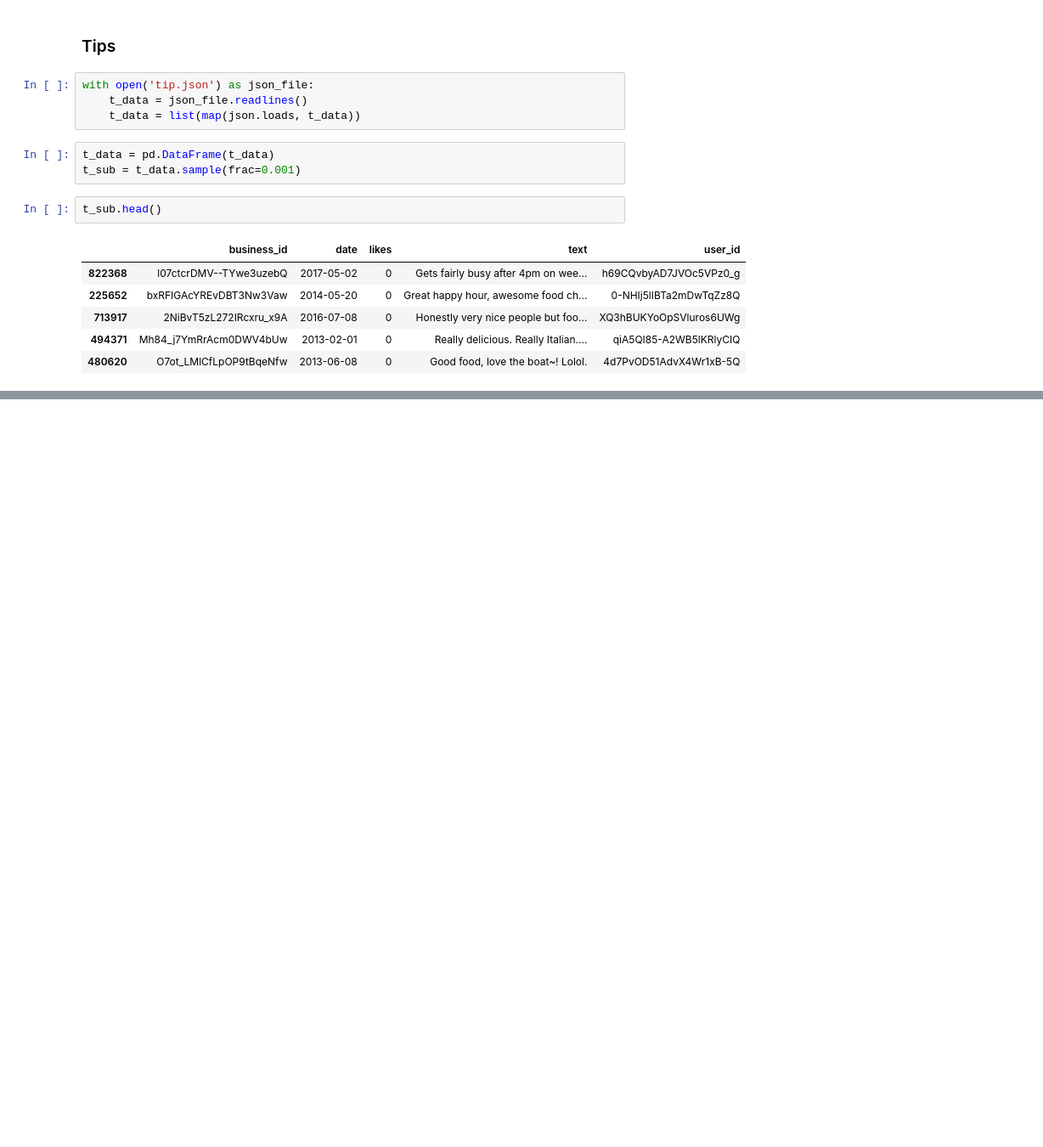
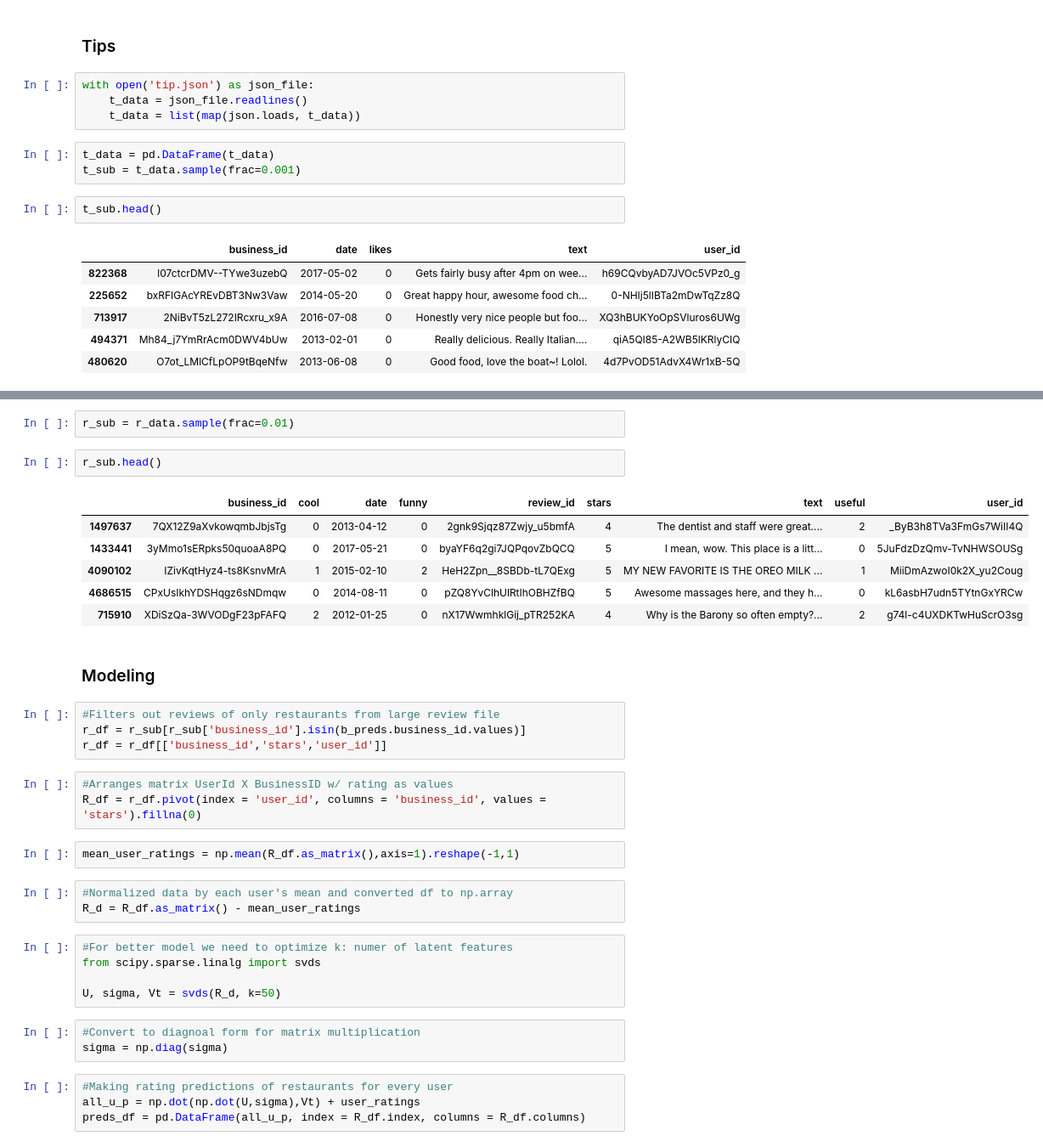
Before and after one commit to cxrobx/group45, a Jupyter notebook: EDA.ipynb, the cells around one changed output, grey strips where cells are left out. Shown: that part at 85% size. Drawn from its saved outputs; the diff is of its cells as text; blank space fills up the shorter version.

```diff
--- a/EDA.ipynb
+++ b/EDA.ipynb
@@ -266,0 +352,37 @@ t_sub.head()
+# %%
+r_sub = r_data.sample(frac=0.01)
+# %%
+r_sub.head()
+# %% [output]
+|  | business_id | cool | date | funny | review_id | stars | text | useful | user_id |
+| 1497637 | 7QX12Z9aXvkowqmbJbjsTg | 0 | 2013-04-12 | 0 | 2gnk9Sjqz87Zwjy_u5bmfA | 4 | The dentist and staff were great.... | 2 | _ByB3h8TVa3FmGs7WiII4Q |
+| 1433441 | 3yMmo1sERpks50quoaA8PQ | 0 | 2017-05-21 | 0 | byaYF6q2gi7JQPqovZbQCQ | 5 | I mean, wow. This place is a litt... | 0 | 5JuFdzDzQmv-TvNHWSOUSg |
+| 4090102 | IZivKqtHyz4-ts8KsnvMrA | 1 | 2015-02-10 | 2 | HeH2Zpn__8SBDb-tL7QExg | 5 | MY NEW FAVORITE IS THE OREO MILK ... | 1 | MiiDmAzwoI0k2X_yu2Coug |
+| 4686515 | CPxUsIkhYDSHqgz6sNDmqw | 0 | 2014-08-11 | 0 | pZQ8YvClhUlRtIhOBHZfBQ | 5 | Awesome massages here, and they h... | 0 | kL6asbH7udn5TYtnGxYRCw |
+| 715910 | XDiSzQa-3WVODgF23pFAFQ | 2 | 2012-01-25 | 0 | nX17WwmhklGij_pTR252KA | 4 | Why is the Barony so often empty?... | 2 | g74l-c4UXDKTwHuScrO3sg |
+# %% [markdown]
+### Modeling
+# %%
+#Filters out reviews of only restaurants from large review file
+r_df = r_sub[r_sub['business_id'].isin(b_preds.business_id.values)]
+r_df = r_df[['business_id','stars','user_id']]
+# %%
+#Arranges matrix UserId X BusinessID w/ rating as values
+R_df = r_df.pivot(index = 'user_id', columns = 'business_id', values = 'stars').fillna(0)
+# %%
+mean_user_ratings = np.mean(R_df.as_matrix(),axis=1).reshape(-1,1)
+# %%
+#Normalized data by each user's mean and converted df to np.array
+R_d = R_df.as_matrix() - mean_user_ratings
+# %%
+#For better model we need to optimize k: numer of latent features
+from scipy.sparse.linalg import svds
+
+U, sigma, Vt = svds(R_d, k=50)
+# %%
+#Convert to diagnoal form for matrix multiplication
+sigma = np.diag(sigma)
+# %%
+#Making rating predictions of restaurants for every user
+all_u_p = np.dot(np.dot(U,sigma),Vt) + user_ratings
+preds_df = pd.DataFrame(all_u_p, index = R_df.index, columns = R_df.columns)
```
Also changed, not shown: parts of 15 cells of this notebook.
